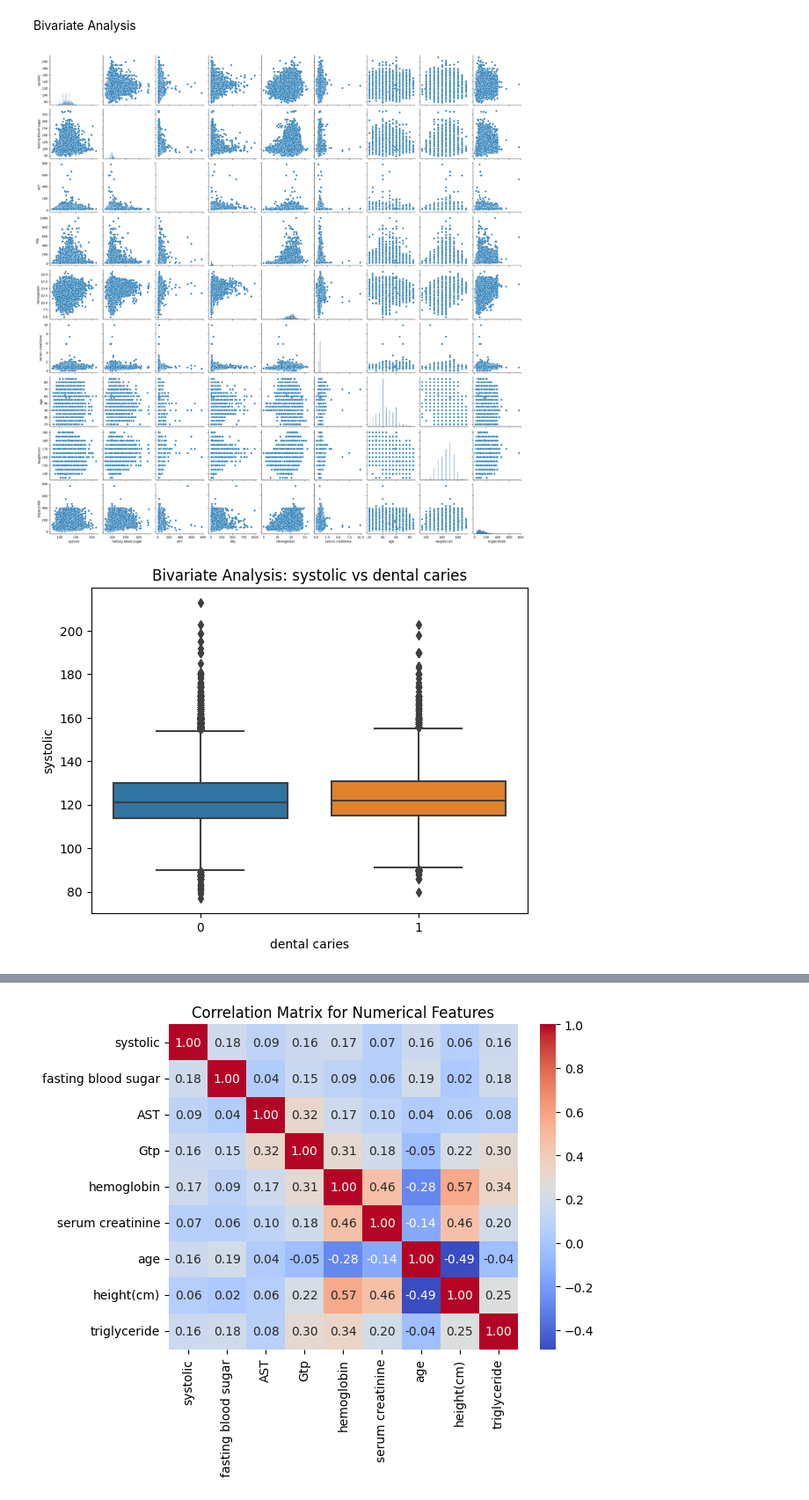
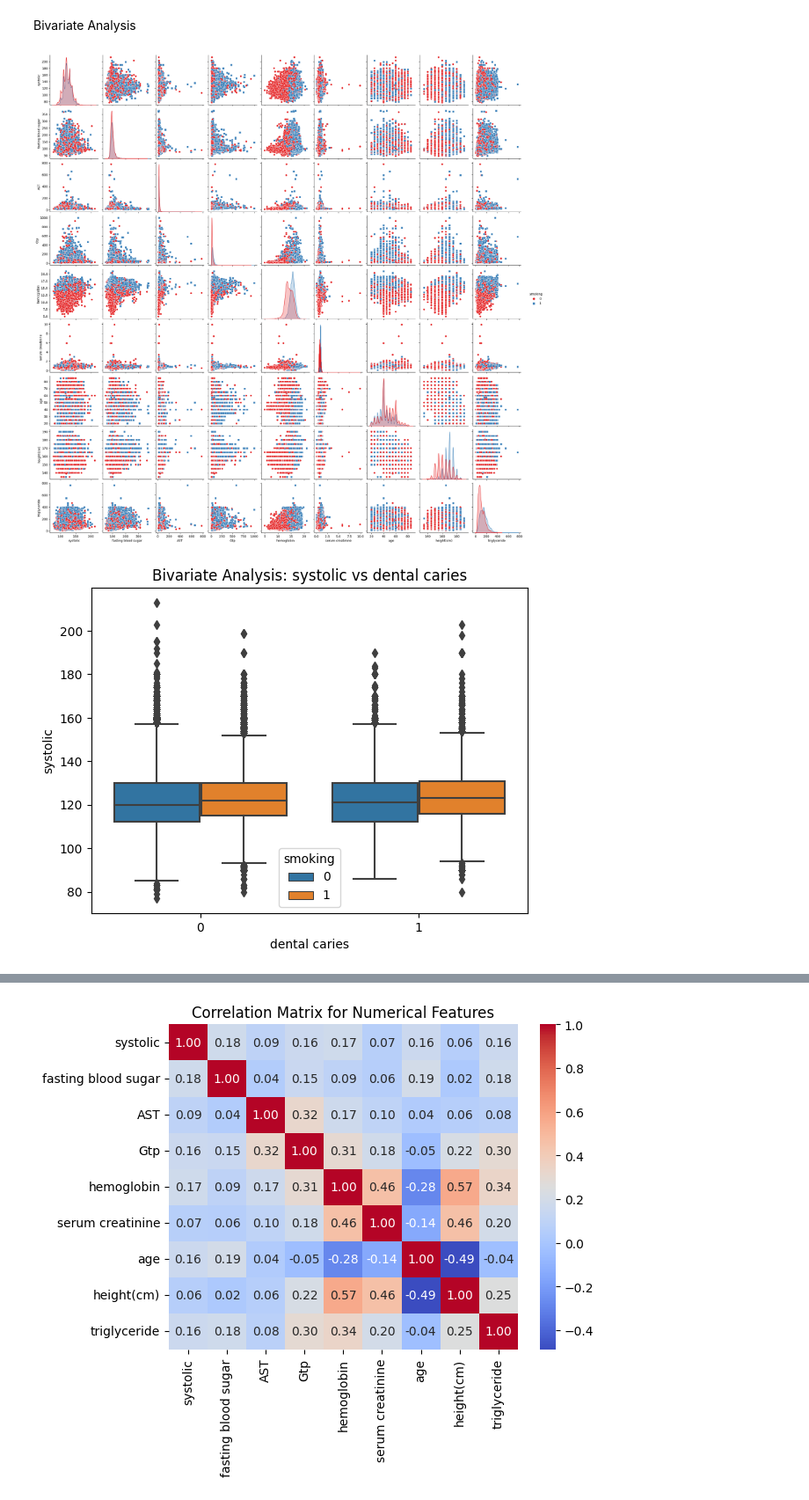
Before and after one commit to Asser146/ML-Assignments, a Jupyter notebook: Assignment3_Bagging_Boosting/ML_Assignment_3.ipynb, the cells around one changed output, grey strips where cells are left out. Shown at 88% size. Saved outputs shown, nothing was run; the diff lists cells and outputs as text; code cells hidden in the pictures.

```diff
--- a/Assignment3_Bagging_Boosting/ML_Assignment_3.ipynb
+++ b/Assignment3_Bagging_Boosting/ML_Assignment_3.ipynb
@@ -139,16 +139,15 @@ Name: serum creatinine, dtype: float64
 Bivariate Analysis
 # %%
 target_variable = 'smoking'
-
-
-# Pairplot for numerical features
-sns.pairplot(data[numerical_features])
+# Pairplot for numerical features with color-coding based on the target variable
+sns.pairplot(data, hue=target_variable, palette='Set1', markers=["o", "s"], vars=numerical_features)
 plt.show()
 
+# Box plots for numerical features vs categorical feature with color-coding based on the target variable
 for num_feature in numerical_features:
-    sns.boxplot(x=categorical_features, y=num_feature, data=data)
+    sns.boxplot(x=categorical_features, y=num_feature, hue=target_variable, data=data)
     plt.title(f'Bivariate Analysis: {num_feature} vs {categorical_features}')
     plt.show()
 # %% [output]
-[figure, old version]
+[figure, new version]
-[figure, old version]
+[figure, new version]
```
Also changed, not shown: parts of 1 cell of this notebook.
